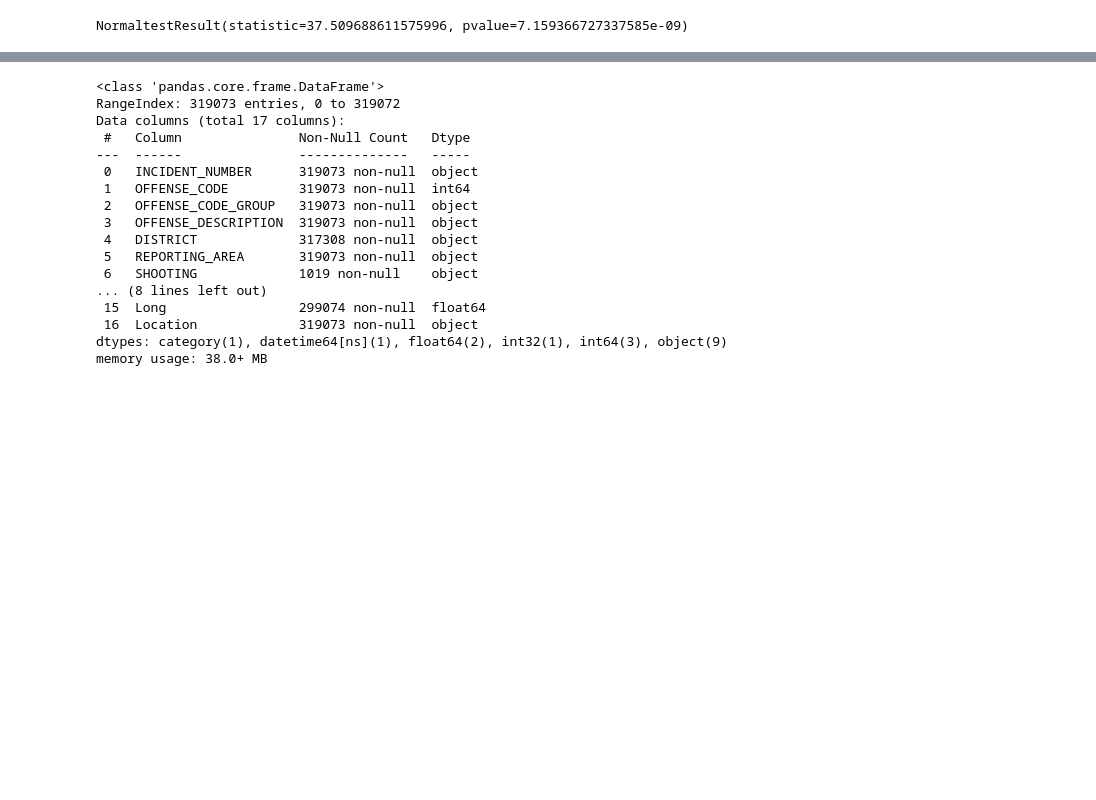
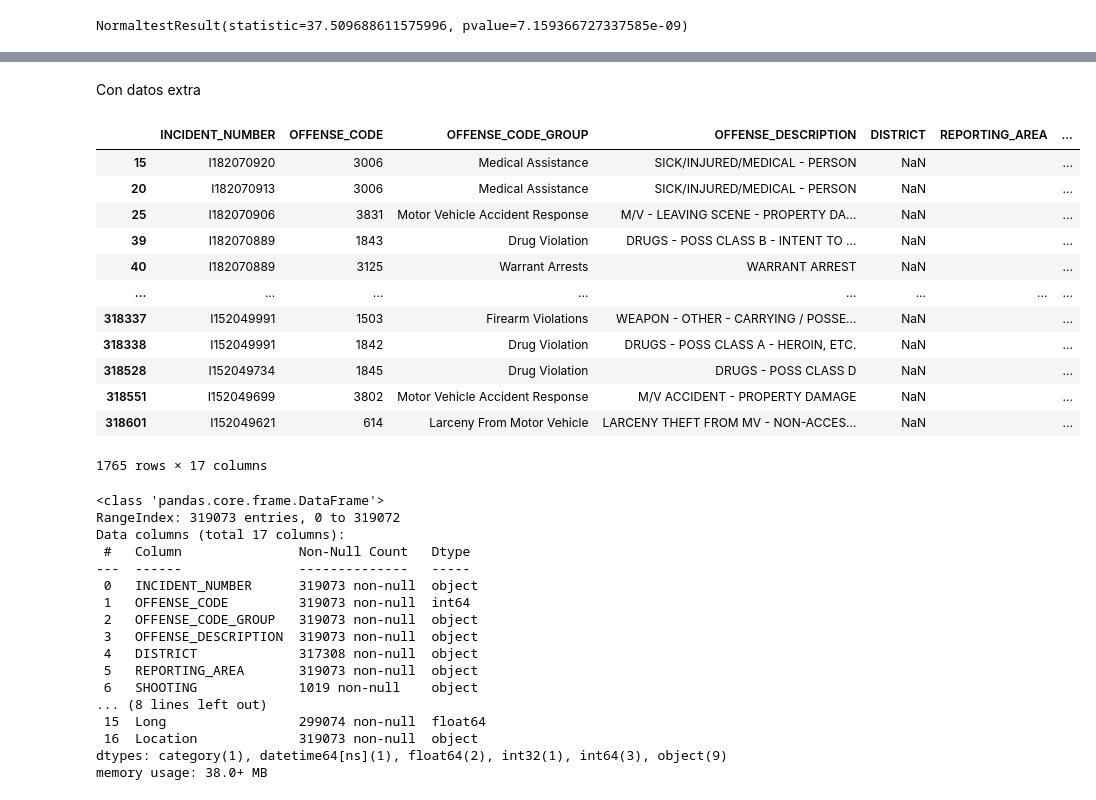
Before and after one commit to IraitzTB/TheBridge_DSPT, a Jupyter notebook: 2-Data Analysis/2-Dataframes y estadística/Practica/4-Boston House Pricing/Boston.ipynb, the cells around one changed output, grey strips where cells are left out. Drawn from its saved outputs; the diff is of its cells as text; code cells hidden in the pictures; blank space fills up the shorter version.

```diff
--- a/2-Data Analysis/2-Dataframes y estadística/Practica/4-Boston House Pricing/Boston.ipynb
+++ b/2-Data Analysis/2-Dataframes y estadística/Practica/4-Boston House Pricing/Boston.ipynb
@@ -107,9 +146,27 @@ iplot(fig)
+# %% [markdown]
+Con datos extra
 # %%
 codes = pd.read_csv('offense_codes.csv', encoding='latin-1')
 crimes = pd.read_csv('crime.csv', encoding='latin-1', parse_dates=['OCCURRED_ON_DATE'])
 crimes['DAY_OF_WEEK'] = pd.Categorical(crimes['DAY_OF_WEEK'], ['Monday', 'Tuesday', 'Wednesday', 'Thursday', 'Friday', 'Saturday', 'Sunday'], ordered=True)
 crimes['HOUR'] = crimes['OCCURRED_ON_DATE'].dt.hour
 codes['CODE'] = codes['CODE'].astype('int')
+# %%
+crimes[crimes["DISTRICT"].isnull()]
+# %% [output]
+|  | INCIDENT_NUMBER | OFFENSE_CODE | OFFENSE_CODE_GROUP | OFFENSE_DESCRIPTION | DISTRICT | REPORTING_AREA | ... |
+| 15 | I182070920 | 3006 | Medical Assistance | SICK/INJURED/MEDICAL - PERSON | NaN |  | ... |
+| 20 | I182070913 | 3006 | Medical Assistance | SICK/INJURED/MEDICAL - PERSON | NaN |  | ... |
+| 25 | I182070906 | 3831 | Motor Vehicle Accident Response | M/V - LEAVING SCENE - PROPERTY DA... | NaN |  | ... |
+| 39 | I182070889 | 1843 | Drug Violation | DRUGS - POSS CLASS B - INTENT TO ... | NaN |  | ... |
+| 40 | I182070889 | 3125 | Warrant Arrests | WARRANT ARREST | NaN |  | ... |
+| ... | ... | ... | ... | ... | ... | ... | ... |
+| 318337 | I152049991 | 1503 | Firearm Violations | WEAPON - OTHER - CARRYING / POSSE... | NaN |  | ... |
+| 318338 | I152049991 | 1842 | Drug Violation | DRUGS - POSS CLASS A - HEROIN, ETC. | NaN |  | ... |
+| 318528 | I152049734 | 1845 | Drug Violation | DRUGS - POSS CLASS D | NaN |  | ... |
+| 318551 | I152049699 | 3802 | Motor Vehicle Accident Response | M/V ACCIDENT - PROPERTY DAMAGE | NaN |  | ... |
+| 318601 | I152049621 | 614 | Larceny From Motor Vehicle | LARCENY THEFT FROM MV - NON-ACCES... | NaN |  | ... |
+1765 rows × 17 columns
 # %%
 crimes.info()
 # %% [output]
```
Also changed, not shown: parts of 13 cells of this notebook, 1 other file.
